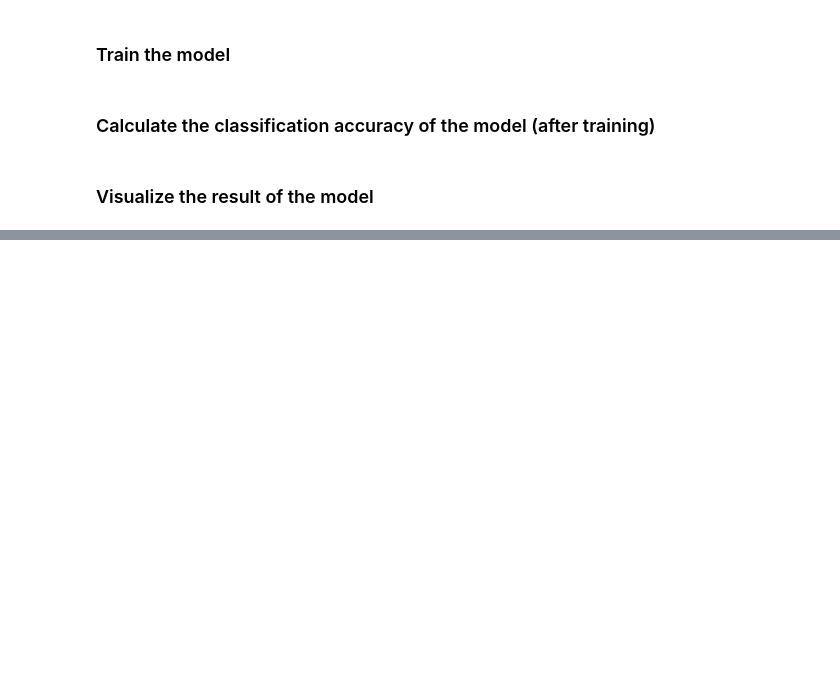
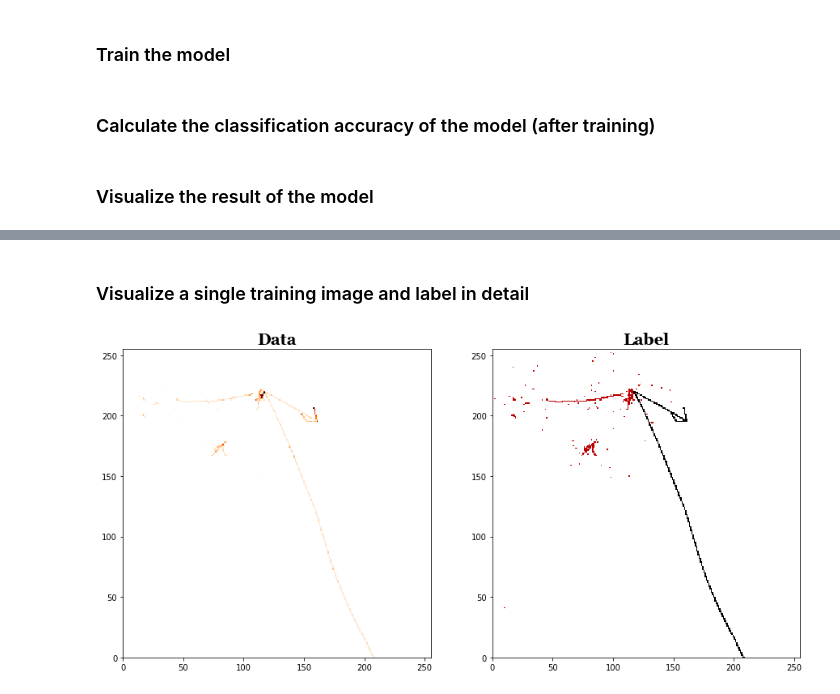
Before and after one commit to ArbinTimilsina/ParticleTagging, a Jupyter notebook: ParticleClassification.ipynb, the cells around one changed output, grey strips where cells are left out. Cells and saved outputs as stored; diff of their text form; code cells hidden in the pictures; blank space fills up the shorter version.

```diff
--- a/ParticleClassification.ipynb
+++ b/ParticleClassification.ipynb
@@ -454,0 +521,17 @@ fig.savefig('Plots/InceptionV3FineTunedResult.pdf', bbox_inches='tight')
+# %% [markdown]
+### Visualize a single training image and label in detail
+# %%
+# Dump images
+fig, (ax0,ax1) = plt.subplots(1, 2, figsize=(15,10), facecolor='w')
+ax0.imshow(image2d, interpolation='none', cmap='gist_heat_r', origin='lower')
+ax1.imshow(label2d, interpolation='none', cmap='gist_heat_r', origin='lower',vmin=0., vmax=2.0)
+ax0.set_title('Data',fontsize=20,fontname='Georgia',fontweight='bold')
+ax0.set_xlim(xlim)
+ax0.set_ylim(ylim)
+ax1.set_title('Label',fontsize=20,fontname='Georgia',fontweight='bold')
+ax1.set_xlim(xlim)
+ax1.set_ylim(ylim)
+plt.show()
+fig.savefig('Plots/SegmentationTrainingImageAndLabel.pdf', bbox_inches='tight')
+# %% [output]
+[figure, added]
```
Also changed, not shown: parts of 24 cells of this notebook, 4 other files.
